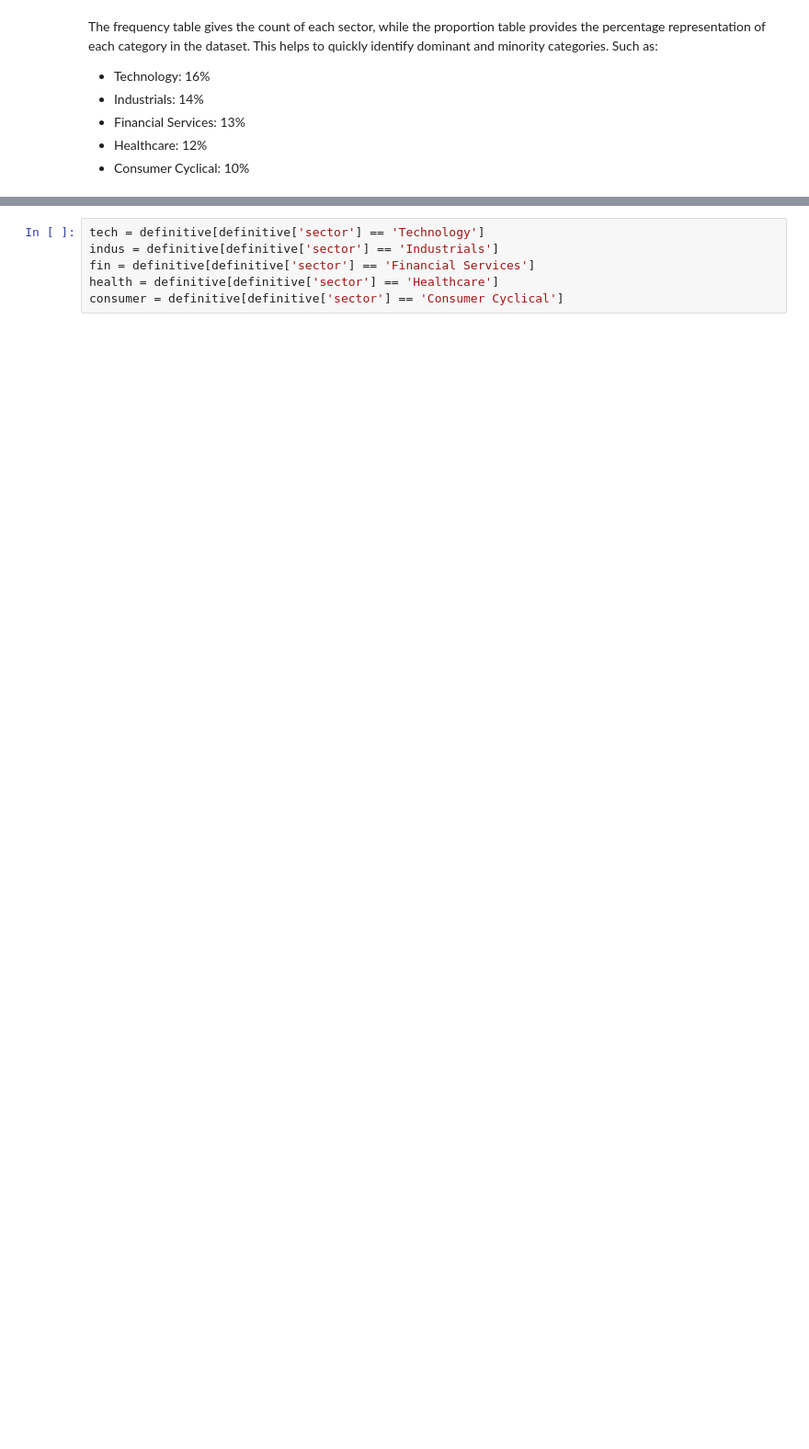
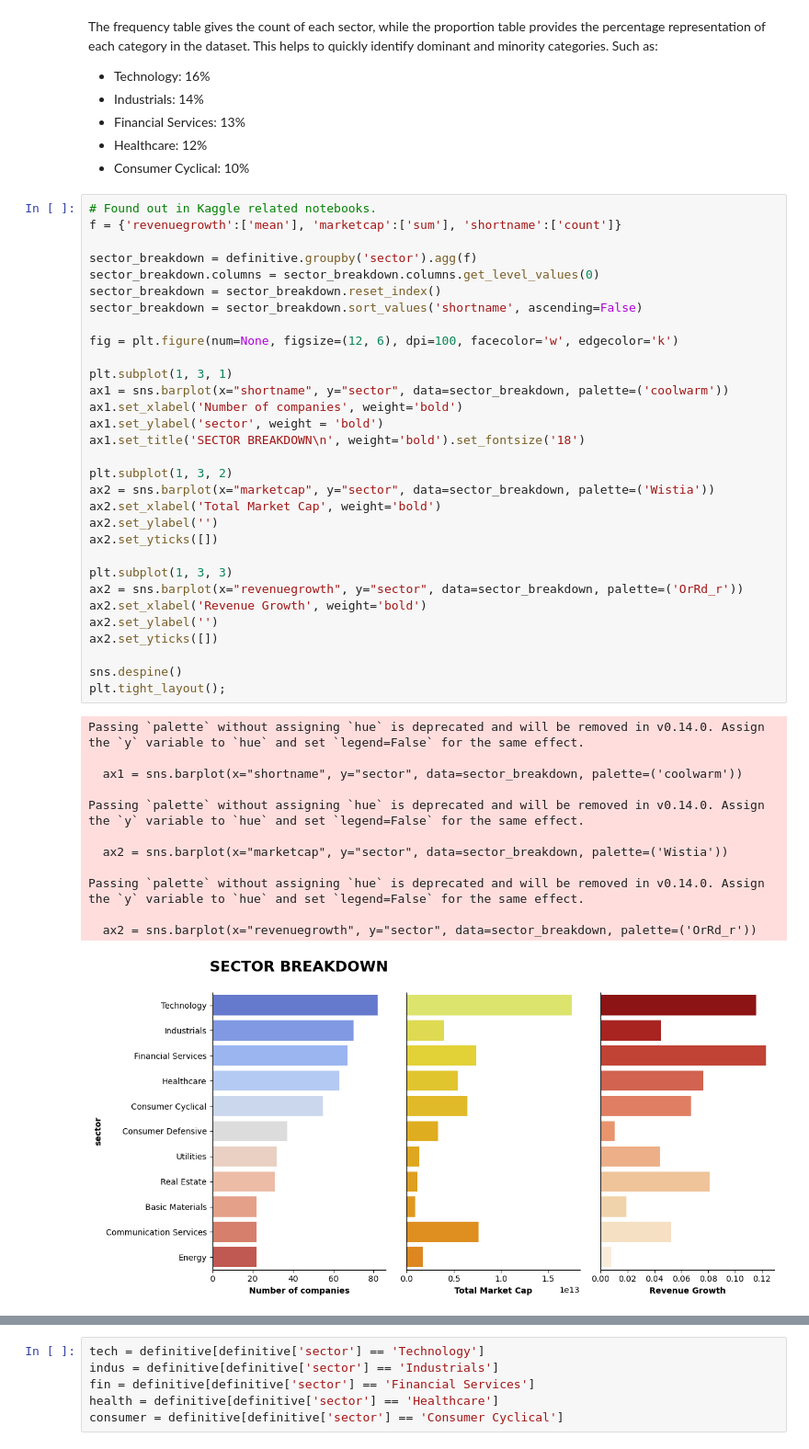
Before and after one commit to marsalmorera/stock-analysis, a Jupyter notebook: stock-analysis.ipynb, the cells around one changed output, grey strips where cells are left out. Shown at 92% size. Cells and saved outputs as stored; diff of their text form; blank space fills up the shorter version.

```diff
--- a/stock-analysis.ipynb
+++ b/stock-analysis.ipynb
@@ -258,3 +478,47 @@ The frequency table gives the count of each sector, while the proportion table p
 - Financial Services: 13%
 - Healthcare: 12%
 - Consumer Cyclical: 10%
+# %%
+# Found out in Kaggle related notebooks.
+f = {'revenuegrowth':['mean'], 'marketcap':['sum'], 'shortname':['count']}
+
+sector_breakdown = definitive.groupby('sector').agg(f)
+sector_breakdown.columns = sector_breakdown.columns.get_level_values(0)
+sector_breakdown = sector_breakdown.reset_index()
+sector_breakdown = sector_breakdown.sort_values('shortname', ascending=False)
+
+fig = plt.figure(num=None, figsize=(12, 6), dpi=100, facecolor='w', edgecolor='k')
+
+plt.subplot(1, 3, 1)
+ax1 = sns.barplot(x="shortname", y="sector", data=sector_breakdown, palette=('coolwarm'))
+ax1.set_xlabel('Number of companies', weight='bold')
+ax1.set_ylabel('sector', weight = 'bold')
+ax1.set_title('SECTOR BREAKDOWN\n', weight='bold').set_fontsize('18')
+
+plt.subplot(1, 3, 2)
+ax2 = sns.barplot(x="marketcap", y="sector", data=sector_breakdown, palette=('Wistia'))
+ax2.set_xlabel('Total Market Cap', weight='bold')
+ax2.set_ylabel('')
+ax2.set_yticks([])
+
+plt.subplot(1, 3, 3)
+ax2 = sns.barplot(x="revenuegrowth", y="sector", data=sector_breakdown, palette=('OrRd_r'))
+ax2.set_xlabel('Revenue Growth', weight='bold')
+ax2.set_ylabel('')
+ax2.set_yticks([])
+
+sns.despine()
+plt.tight_layout();
+# %% [output]
+Passing `palette` without assigning `hue` is deprecated and will be removed in v0.14.0. Assign the `y` variable to `hue` and set `legend=False` for the same effect.
+
+  ax1 = sns.barplot(x="shortname", y="sector", data=sector_breakdown, palette=('coolwarm'))
+
+Passing `palette` without assigning `hue` is deprecated and will be removed in v0.14.0. Assign the `y` variable to `hue` and set `legend=False` for the same effect.
+
+  ax2 = sns.barplot(x="marketcap", y="sector", data=sector_breakdown, palette=('Wistia'))
+
+Passing `palette` without assigning `hue` is deprecated and will be removed in v0.14.0. Assign the `y` variable to `hue` and set `legend=False` for the same effect.
+
+  ax2 = sns.barplot(x="revenuegrowth", y="sector", data=sector_breakdown, palette=('OrRd_r'))
+[figure, added]
```
Also changed, not shown: parts of 44 cells of this notebook, 1 other file.
